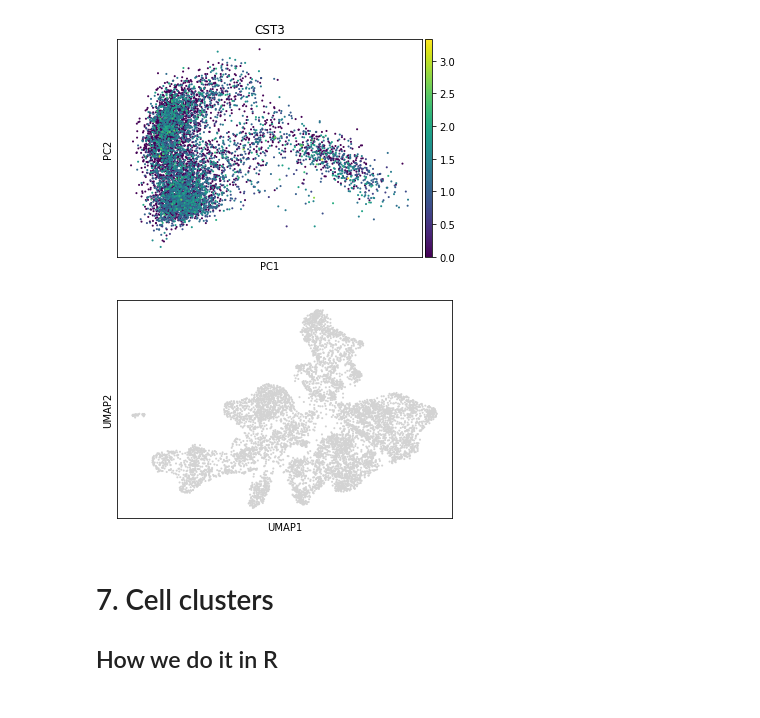
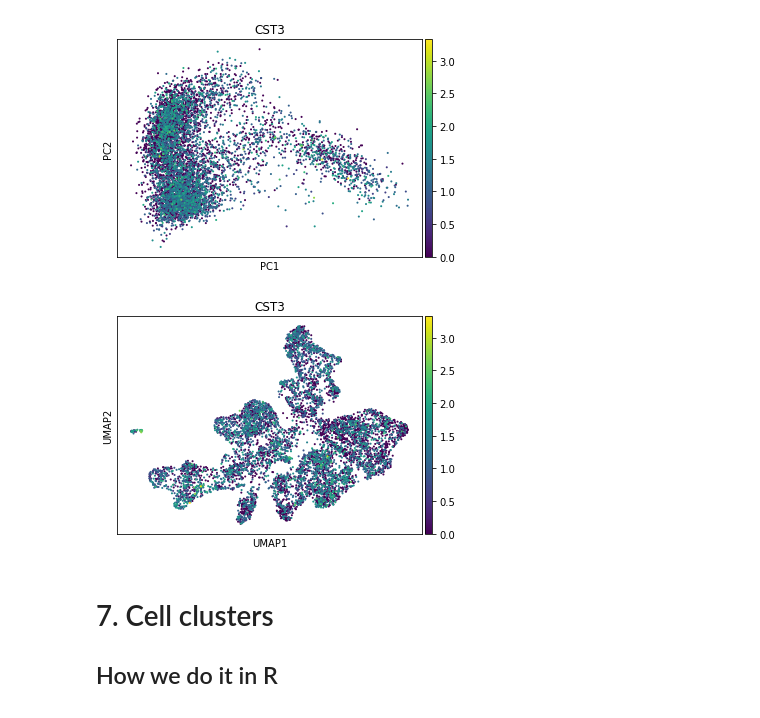
Before and after one commit to alevtina99/Scanpy_analysis, a Jupyter notebook: ScanPy.ipynb, the cells around one changed output. Saved outputs shown, nothing was run; the diff lists cells and outputs as text; code cells hidden in the pictures.

Commit message:
prettier colors

```diff
--- a/ScanPy.ipynb
+++ b/ScanPy.ipynb
@@ -129,9 +130,9 @@ sc.pl.pca(adata, color='CST3')
 # %%
 sc.pp.neighbors(adata, n_neighbors=20, n_pcs=20)
 sc.tl.umap(adata)
-sc.pl.umap(adata)
+sc.pl.umap(adata, color='CST3')
 # %% [output]
-[figure, old version]
+[figure, new version]
 # %% [markdown]
 # 7. Cell clusters
 ## How we do it in R
```
Also changed, not shown: parts of 7 cells of this notebook.
